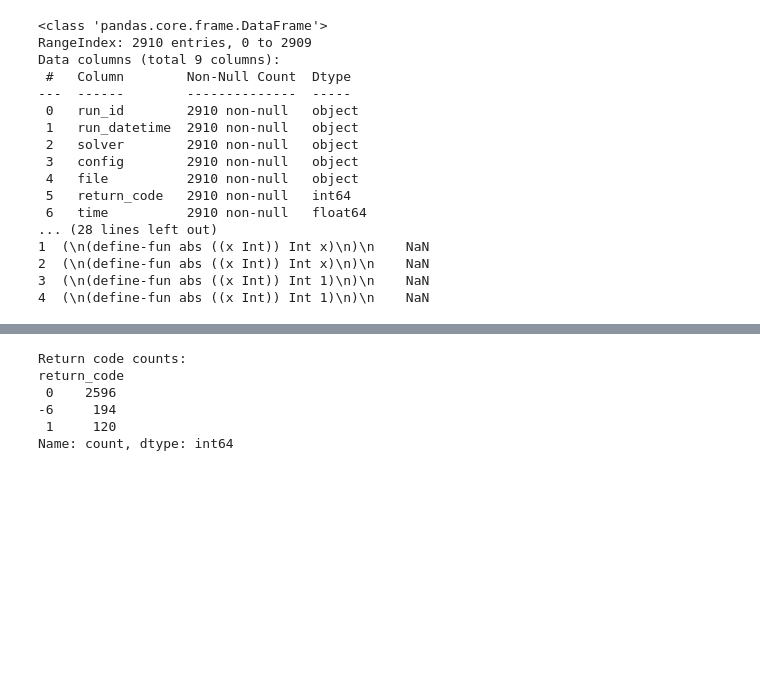
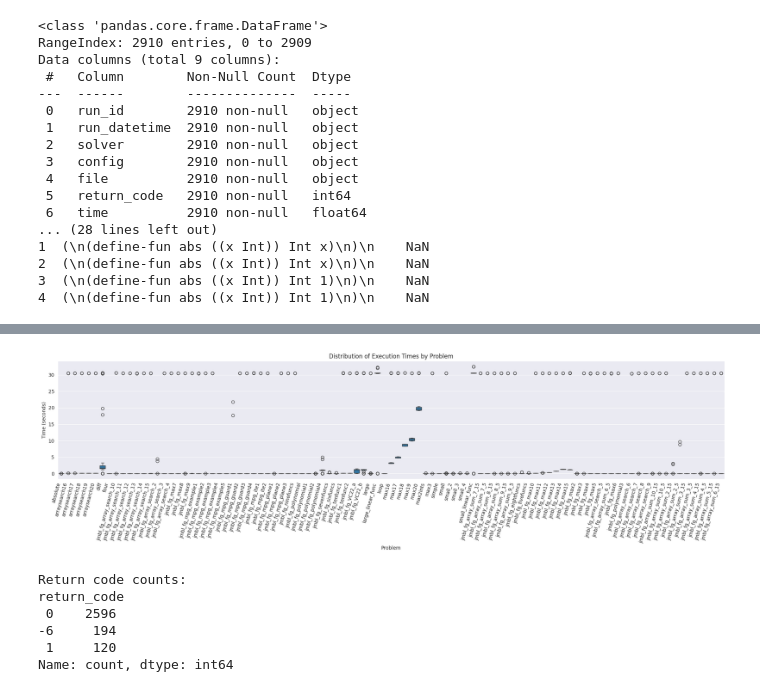
Before and after one commit to gschandan/PySynthLab, a Jupyter notebook: src/benchmark/visualisations.ipynb, the cells around one changed output, grey strips where cells are left out. Saved outputs shown, nothing was run; the diff lists cells and outputs as text; code cells hidden in the pictures; blank space fills up the shorter version.

```diff
--- a/src/benchmark/visualisations.ipynb
+++ b/src/benchmark/visualisations.ipynb
@@ -102,3 +157,14 @@ plt.show()
+# %%
+plt.figure(figsize=(20, 6))
+sns.boxplot(x='file', y='time', data=df)
+plt.title('Distribution of Execution Times by Problem')
+plt.xlabel('Problem')
+plt.ylabel('Time (seconds)')
+plt.xticks(rotation=75, ha='right')
+plt.tight_layout()
+plt.show()
+# %% [output]
+[figure, added]
 # %%
 return_code_counts = df['return_code'].value_counts()
 print("\nReturn code counts:")
```
Also changed, not shown: parts of 7 cells of this notebook, 8 other files.
